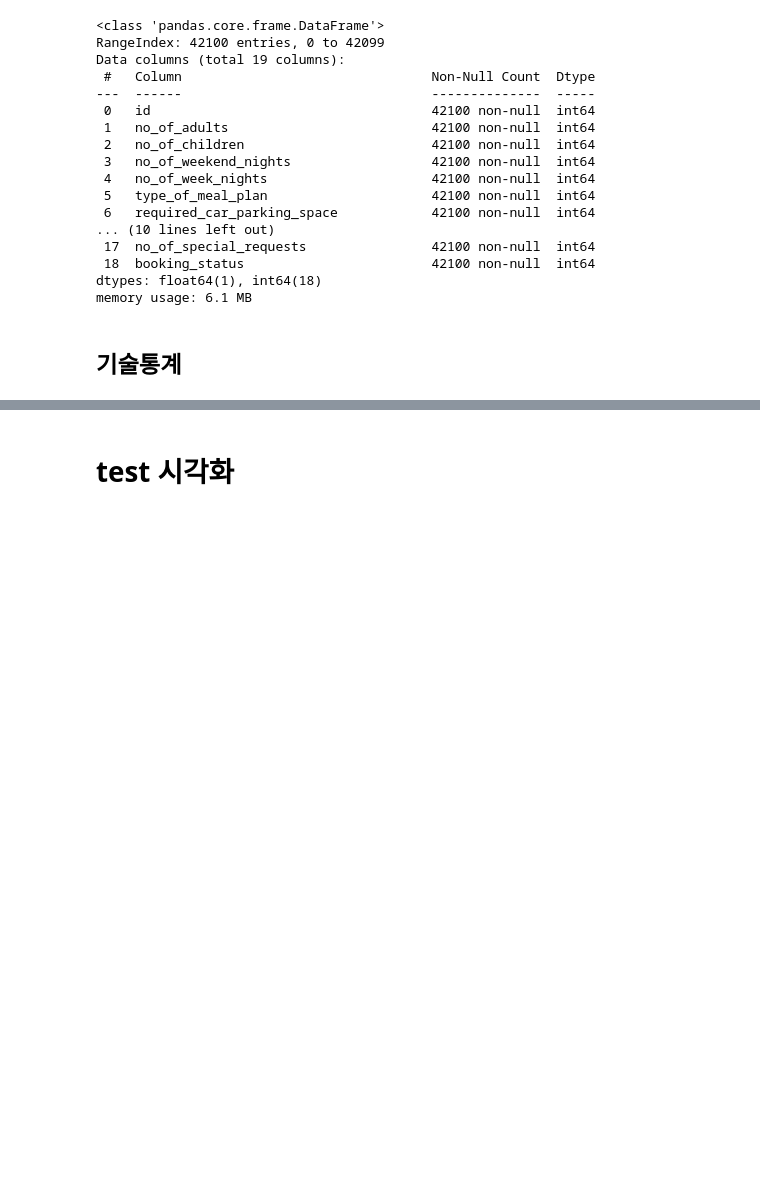
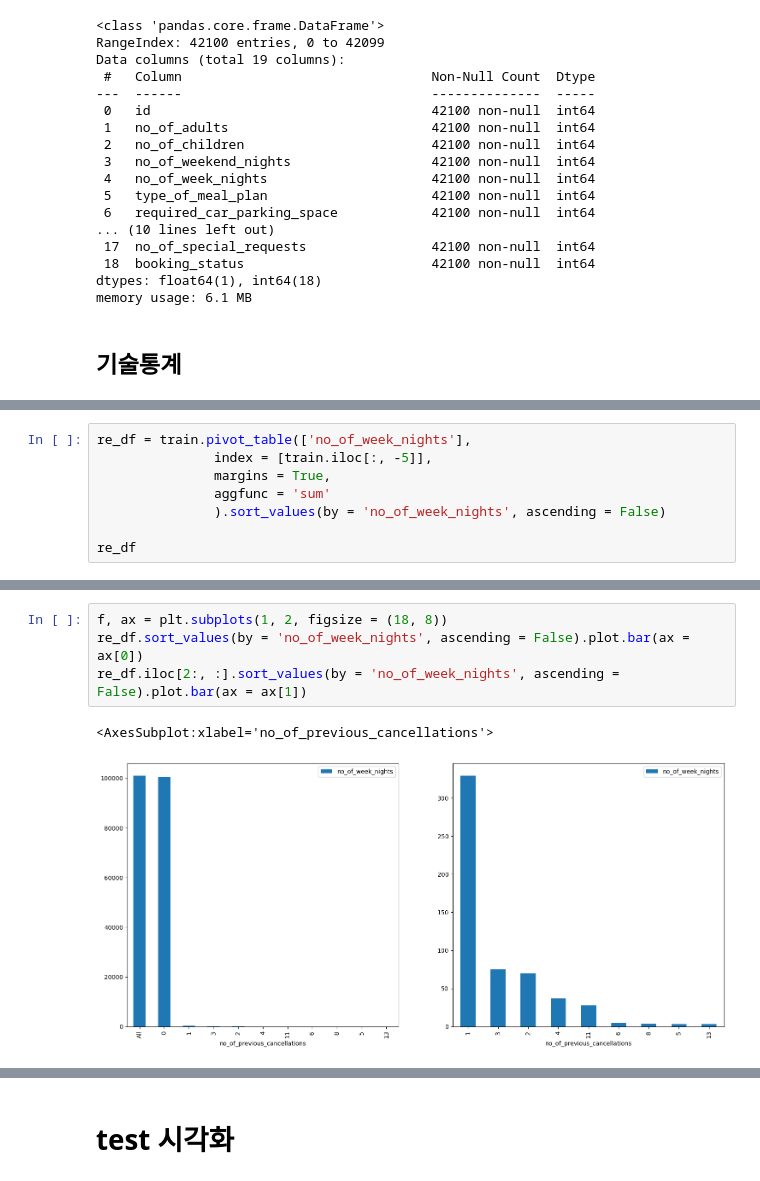
Before and after one commit to DataAnalysisProjectStudy-2023/Suhan, a Jupyter notebook: kaggle/230223/study.ipynb, the cells around one changed output, grey strips where cells are left out. Cells and saved outputs as stored; diff of their text form; blank space fills up the shorter version.

```diff
--- a/kaggle/230223/study.ipynb
+++ b/kaggle/230223/study.ipynb
@@ -106,0 +138,8 @@ train.describe().round(2)
+# %%
+re_df = train.pivot_table(['no_of_week_nights'],
+               index = [train.iloc[:, -5]],
+               margins = True,
+               aggfunc = 'sum'
+               ).sort_values(by = 'no_of_week_nights', ascending = False)
+
+re_df
@@ -106,0 +160,7 @@ train.describe().round(2)
+# %%
+f, ax = plt.subplots(1, 2, figsize = (18, 8))
+re_df.sort_values(by = 'no_of_week_nights', ascending = False).plot.bar(ax = ax[0])
+re_df.iloc[2:, :].sort_values(by = 'no_of_week_nights', ascending = False).plot.bar(ax = ax[1])
+# %% [output]
+<AxesSubplot:xlabel='no_of_previous_cancellations'>
+[figure, added]
```
Also changed, not shown: parts of 20 cells of this notebook.
